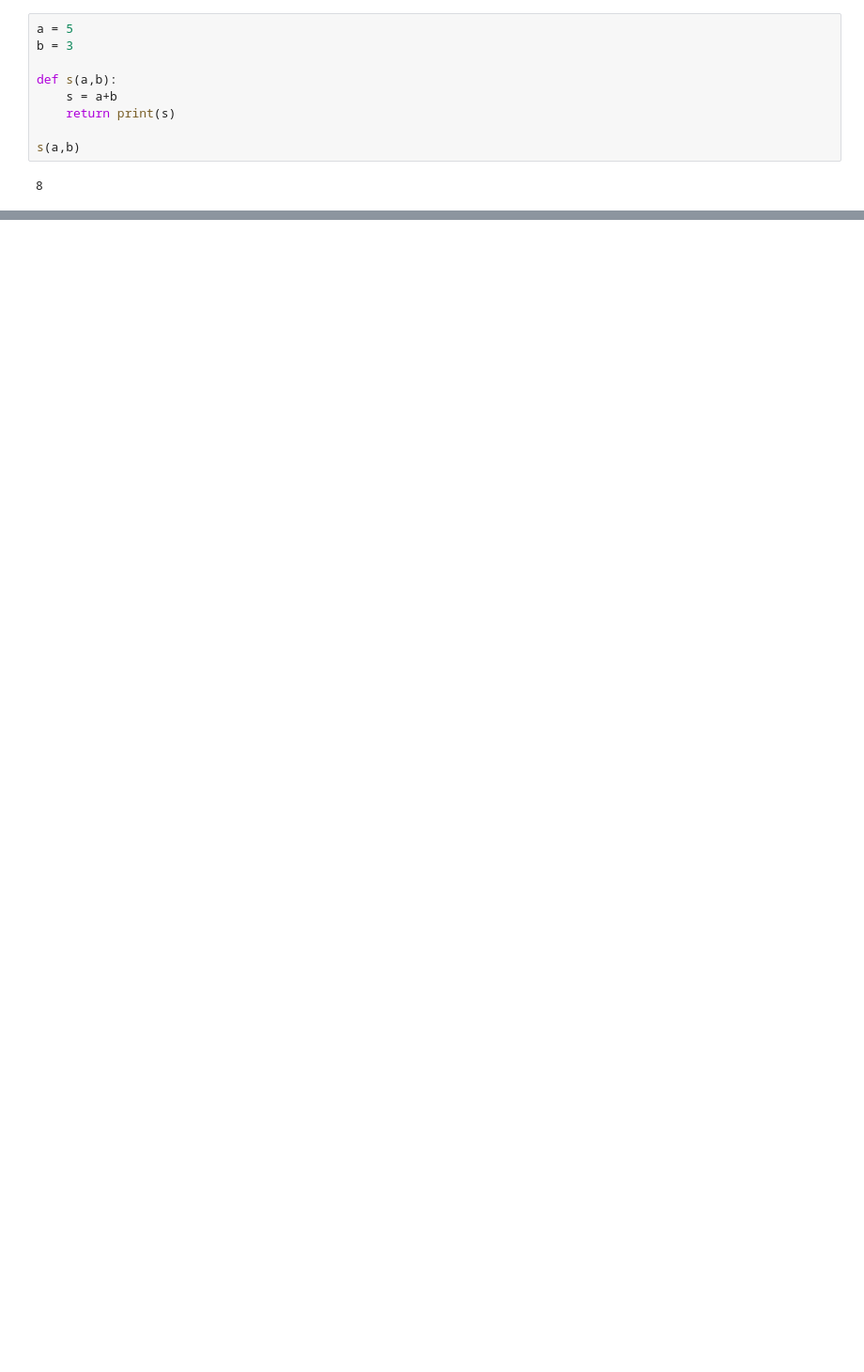
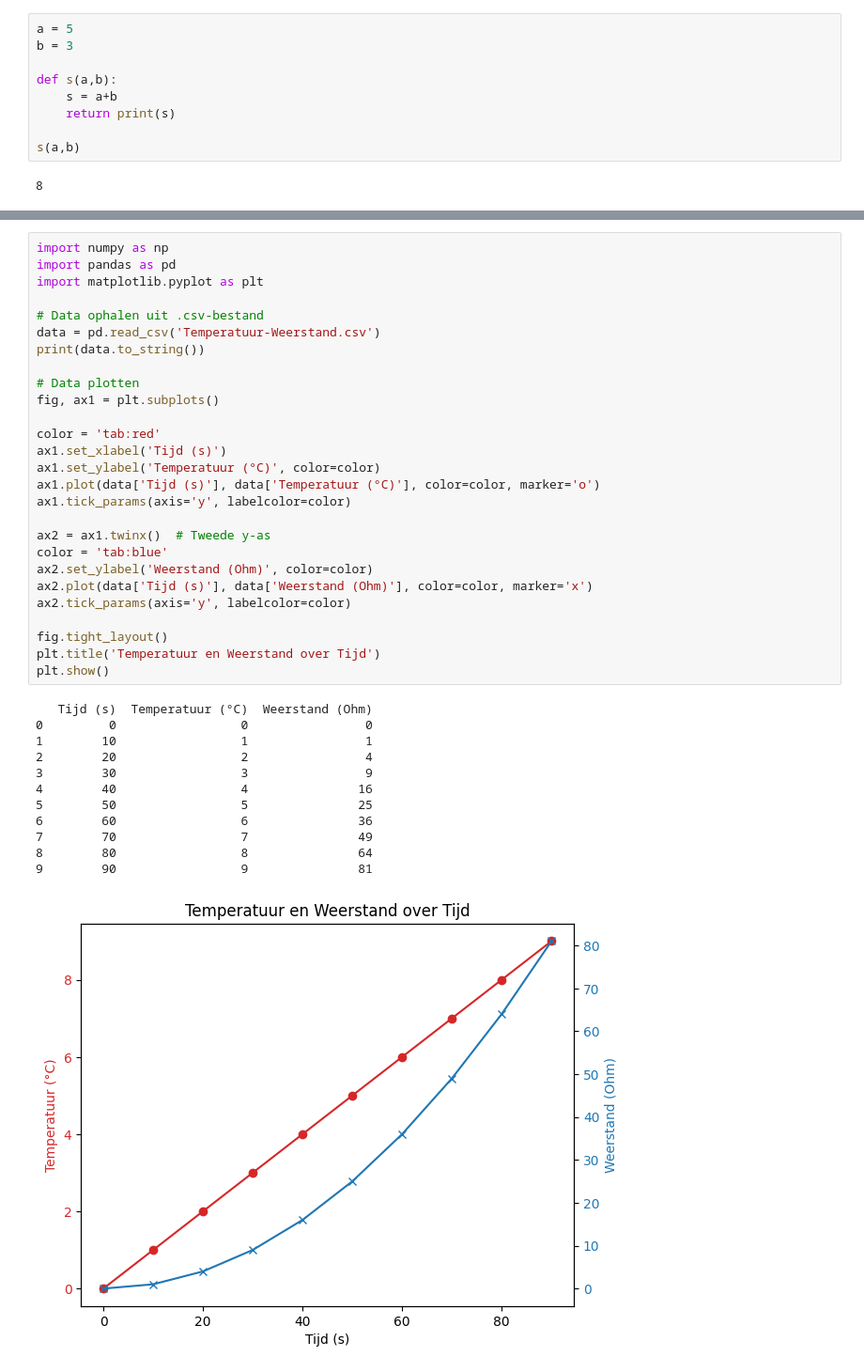
Before and after one commit to LowiSturrus/Informatica, a Jupyter notebook: book/Python/python_invoer.ipynb, the cells around one changed output, grey strips where cells are left out. Shown: that part at 94% size. Saved outputs shown, nothing was run; the diff lists cells and outputs as text; blank space fills up the shorter version.

```diff
--- a/book/Python/python_invoer.ipynb
+++ b/book/Python/python_invoer.ipynb
@@ -69,0 +194,40 @@ print(som(getal_1,getal_2))
+# %%
+import numpy as np
+import pandas as pd
+import matplotlib.pyplot as plt
+
+# Data ophalen uit .csv-bestand
+data = pd.read_csv('Temperatuur-Weerstand.csv')
+print(data.to_string())
+
+# Data plotten
+fig, ax1 = plt.subplots()
+
+color = 'tab:red'
+ax1.set_xlabel('Tijd (s)')
+ax1.set_ylabel('Temperatuur (°C)', color=color)
+ax1.plot(data['Tijd (s)'], data['Temperatuur (°C)'], color=color, marker='o')
+ax1.tick_params(axis='y', labelcolor=color)
+
+ax2 = ax1.twinx()  # Tweede y-as
+color = 'tab:blue'
+ax2.set_ylabel('Weerstand (Ohm)', color=color)
+ax2.plot(data['Tijd (s)'], data['Weerstand (Ohm)'], color=color, marker='x')
+ax2.tick_params(axis='y', labelcolor=color)
+
+fig.tight_layout()
+plt.title('Temperatuur en Weerstand over Tijd')
+plt.show()
+# %% [output]
+   Tijd (s)  Temperatuur (°C)  Weerstand (Ohm)
+0         0                 0                0
+1        10                 1                1
+2        20                 2                4
+3        30                 3                9
+4        40                 4               16
+5        50                 5               25
+6        60                 6               36
+7        70                 7               49
+8        80                 8               64
+9        90                 9               81
+[figure, added]
```
Also changed, not shown: parts of 7 cells of this notebook, 4 other files.
